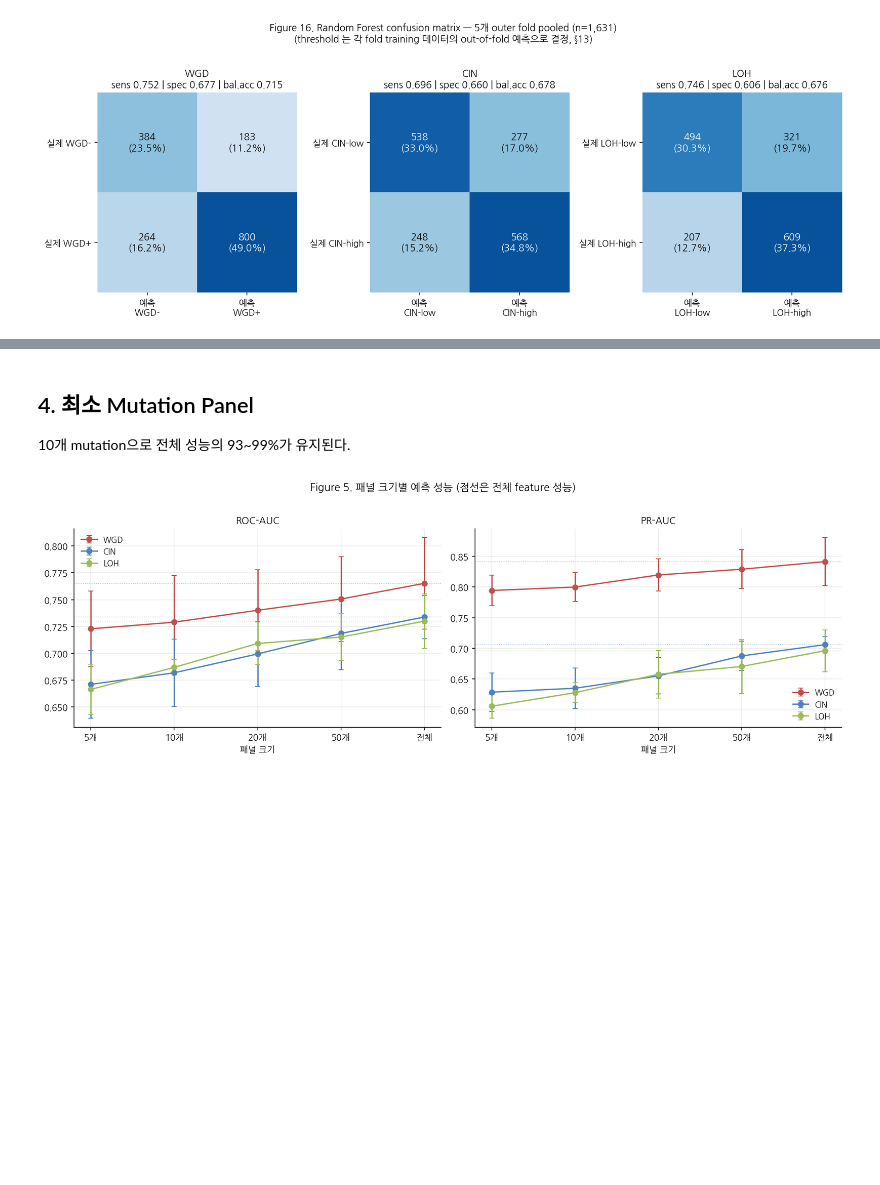
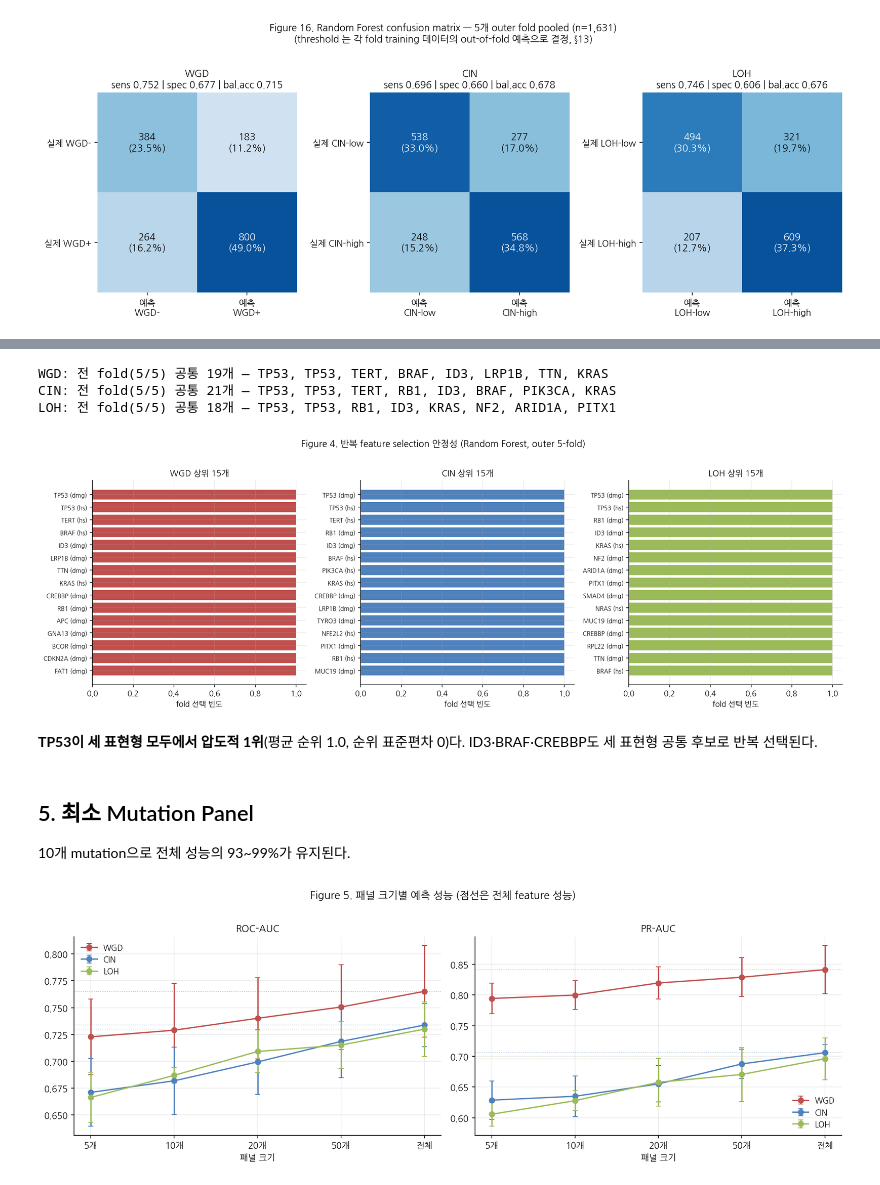
Before and after one commit to lkeonwoo94/AI-bio-proj-team-1, a Jupyter notebook: notebooks/02_key_results.ipynb, the cells around one changed output, grey strips where cells are left out. Cells and saved outputs as stored; diff of their text form; code cells hidden in the pictures; blank space fills up the shorter version.

```diff
--- a/notebooks/02_key_results.ipynb
+++ b/notebooks/02_key_results.ipynb
@@ -62,5 +67,22 @@ display(Image(filename=str(FIGURES / "fig16_rf_confusion_matrix.png")))
+# %%
+for target in ("wgd", "cin", "loh"):
+    df = pd.read_csv(TABLES / f"day11_selection_random_forest_{target}.csv")
+    common = df[df.selection_freq == 1.0]
+    genes = ", ".join(common.gene.head(8))
+    print(f"{target.upper()}: 전 fold(5/5) 공통 {len(common)}개 — {genes}")
+# %% [output]
+WGD: 전 fold(5/5) 공통 19개 — TP53, TP53, TERT, BRAF, ID3, LRP1B, TTN, KRAS
+CIN: 전 fold(5/5) 공통 21개 — TP53, TP53, TERT, RB1, ID3, BRAF, PIK3CA, KRAS
+LOH: 전 fold(5/5) 공통 18개 — TP53, TP53, RB1, ID3, KRAS, NF2, ARID1A, PITX1
+# %%
+display(Image(filename=str(FIGURES / "fig4_selection_stability_random_forest.png")))
+# %% [output]
+[figure, added]
+# %% [markdown]
+**TP53이 세 표현형 모두에서 압도적 1위**(평균 순위 1.0, 순위 표준편차 0)다.
+ID3·BRAF·CREBBP도 세 표현형 공통 후보로 반복 선택된다.
 # %% [markdown]
-## 4. 최소 Mutation Panel
+## 5. 최소 Mutation Panel
 
 10개 mutation으로 전체 성능의 93\~99%가 유지된다.
 # %%
```
Also changed, not shown: parts of 5 cells of this notebook.
